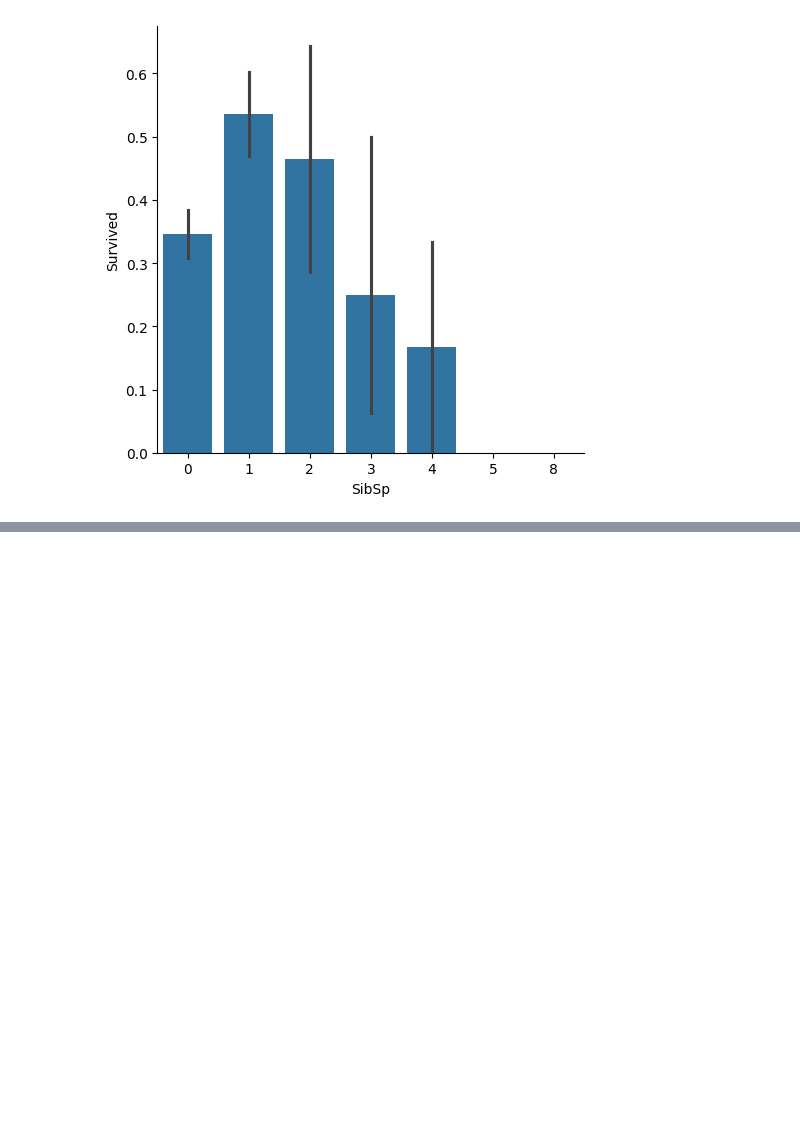
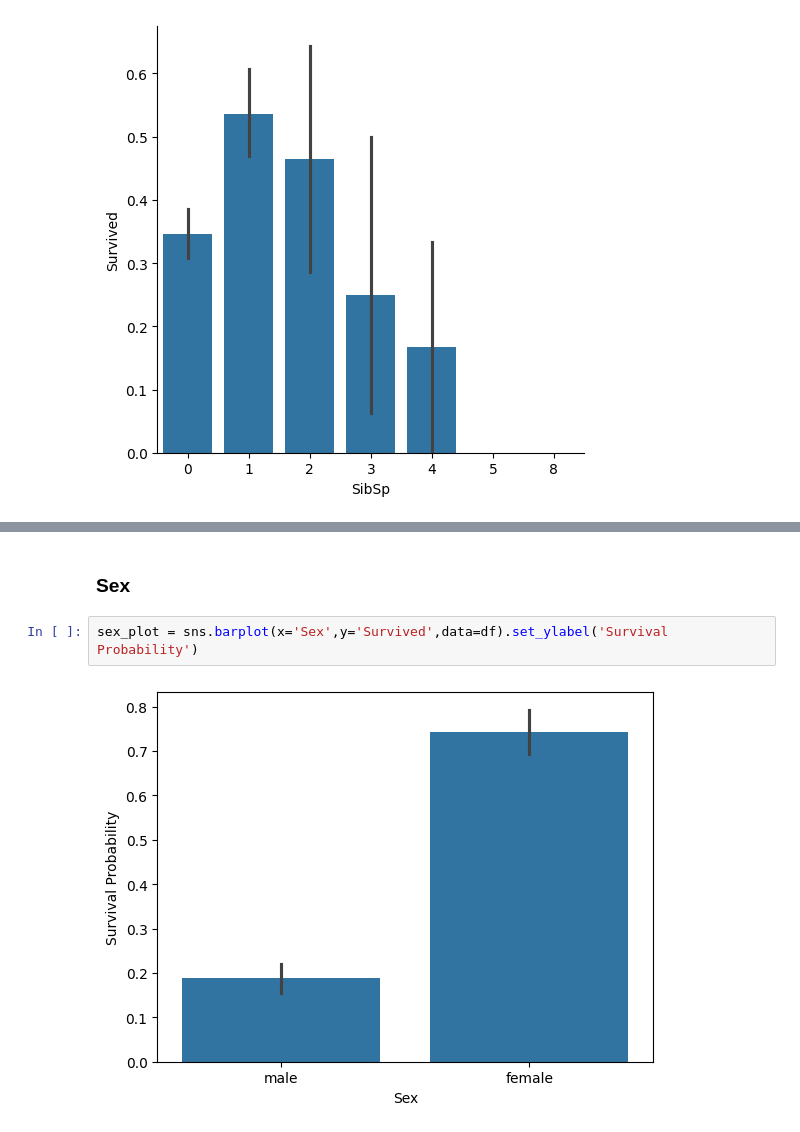
Before and after one commit to 0mcodes/AIML_PROJECTS, a Jupyter notebook: TITANIC CLASSIFICATION/classification.ipynb, the cells around one changed output, grey strips where cells are left out. Saved outputs shown, nothing was run; the diff lists cells and outputs as text; blank space fills up the shorter version.

```diff
--- a/TITANIC CLASSIFICATION/classification.ipynb
+++ b/TITANIC CLASSIFICATION/classification.ipynb
@@ -93,0 +120,6 @@ sns.catplot(x='SibSp',y='Survived',data=df,kind='bar')
+# %% [markdown]
+### Sex
+# %%
+sex_plot = sns.barplot(x='Sex',y='Survived',data=df).set_ylabel('Survival Probability')
+# %% [output]
+[figure, added]
```
Also changed, not shown: parts of 12 cells of this notebook.
